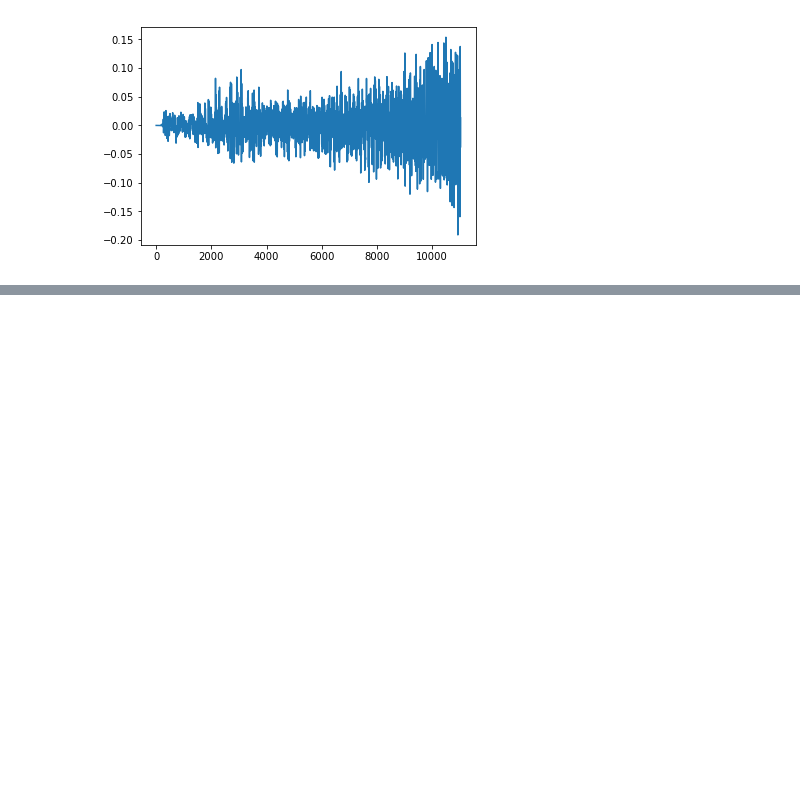
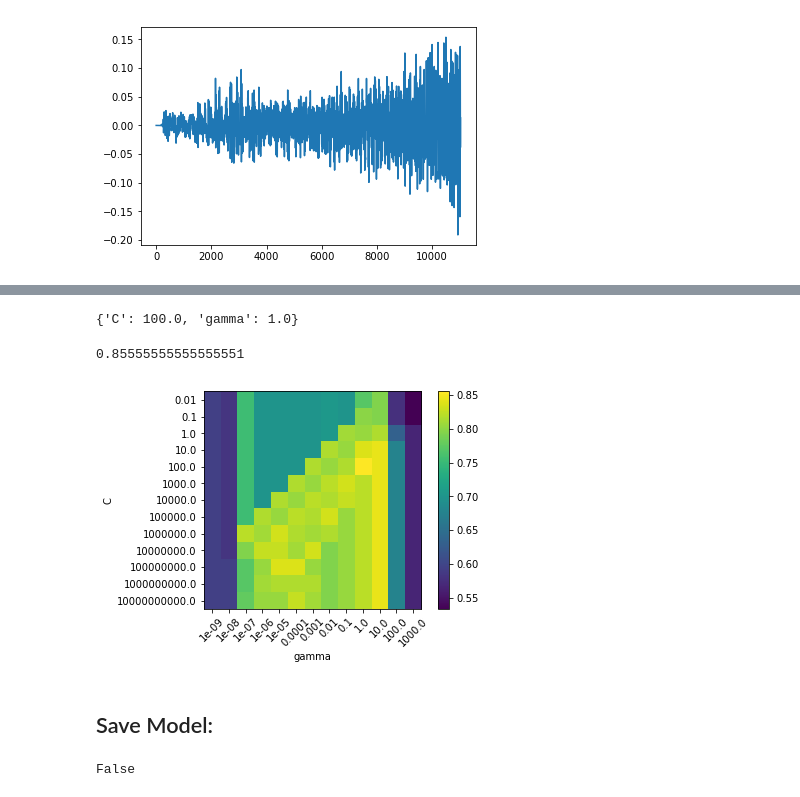
Before and after one commit to bnlcas/LaughTracker, a Jupyter notebook: Voice Activity Detector Prototype.ipynb, the cells around one changed output, grey strips where cells are left out. Drawn from its saved outputs; the diff is of its cells as text; code cells hidden in the pictures; blank space fills up the shorter version.

```diff
--- a/Voice Activity Detector Prototype.ipynb
+++ b/Voice Activity Detector Prototype.ipynb
@@ -92,0 +128,27 @@ plt.show()
+# %%
+speech_blocks = Sound2Blocks(speech_recording, fs, duration)
+non_speech_blocks = Sound2Blocks(ambient_recording,fs, duration)
+band_bins = [180, 250, 360, 500, 1000, 2000, 5000, 10000, 25000]
+X = []
+prior_bands = [0.0]*len(band_bins)
+for block in speech_blocks:
+    bands = ExtractPowerBands(block, fs, band_bins)
+    if(prior_bands[0] != 0.0):
+        bands.extend(prior_bands)
+        X.append(bands)
+    prior_bands = bands[0:len(band_bins)]
+
+prior_bands = [0.0]*len(band_bins)
+for block in non_speech_blocks:
+    bands = ExtractPowerBands(block, fs, band_bins)
+    if(prior_bands[0] != 0.0):
+        bands.extend(prior_bands)
+        X.append(bands)
+    prior_bands = bands[0:len(band_bins)]
+is_speech = [True] * (len(speech_blocks) - 1)
+isnot_speech = [False] * (len(non_speech_blocks) - 1)
+is_speech.extend(isnot_speech)
+# %%
+clf = SVC()
+clf.fit(X, is_speech)
+print clf.score(X, is_speech)
@@ -92,0 +157,8 @@ plt.show()
+# %%
+c_range = np.logspace(-2,10,13)
+gamma_range = np.logspace(-9,3,13)
+parameter_grid = dict(gamma = gamma_range, C = c_range)
+# %%
+cv = StratifiedShuffleSplit(n_splits = 3, test_size= 0.25)
+grid = GridSearchCV(SVC(), \=parameter_grid, cv = cv)
+grid.fit(X,is_speech)
@@ -92,0 +183,29 @@ plt.show()
+# %%
+grid.best_params_
+# %% [output]
+{'C': 100.0, 'gamma': 1.0}
+# %%
+grid.best_score_
+# %% [output]
+0.85555555555555551
+# %%
+scores = grid.cv_results_['mean_test_score'].reshape(len(c_range), len(gamma_range))
+plt.imshow(scores)
+plt.xlabel('gamma')
+plt.ylabel('C')
+plt.xticks(np.arange(len(gamma_range)), gamma_range, rotation = 45)
+plt.yticks(np.arange(len(c_range)), c_range)
+plt.colorbar()
+plt.show()
+# %% [output]
+[figure, added]
+# %% [markdown]
+## Save Model:
+# %%
+band_bins = [180, 250, 360, 500, 1000, 2000, 5000, 10000, 25000]
+prior_bands = [0.0]*len(band_bins)
+clf = SVC(C = grid.best_params_['C'], gamma = grid.best_params_['gamma'])
+clf.fit(X,is_speech)
+clf.predict(np.reshape([0.0]*2*len(band_bins),(1,18)))[0]
+# %% [output]
+False
```
Also changed, not shown: parts of 13 cells of this notebook, 3 other files.
